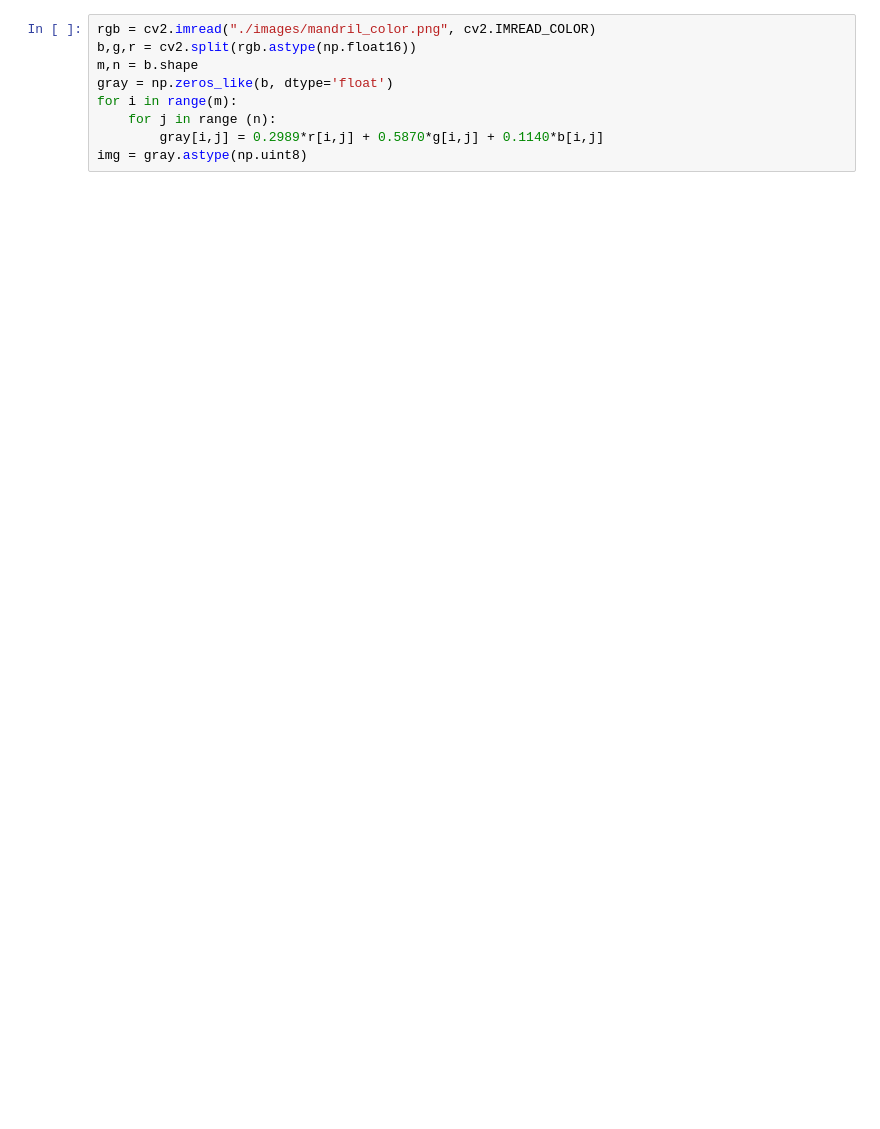
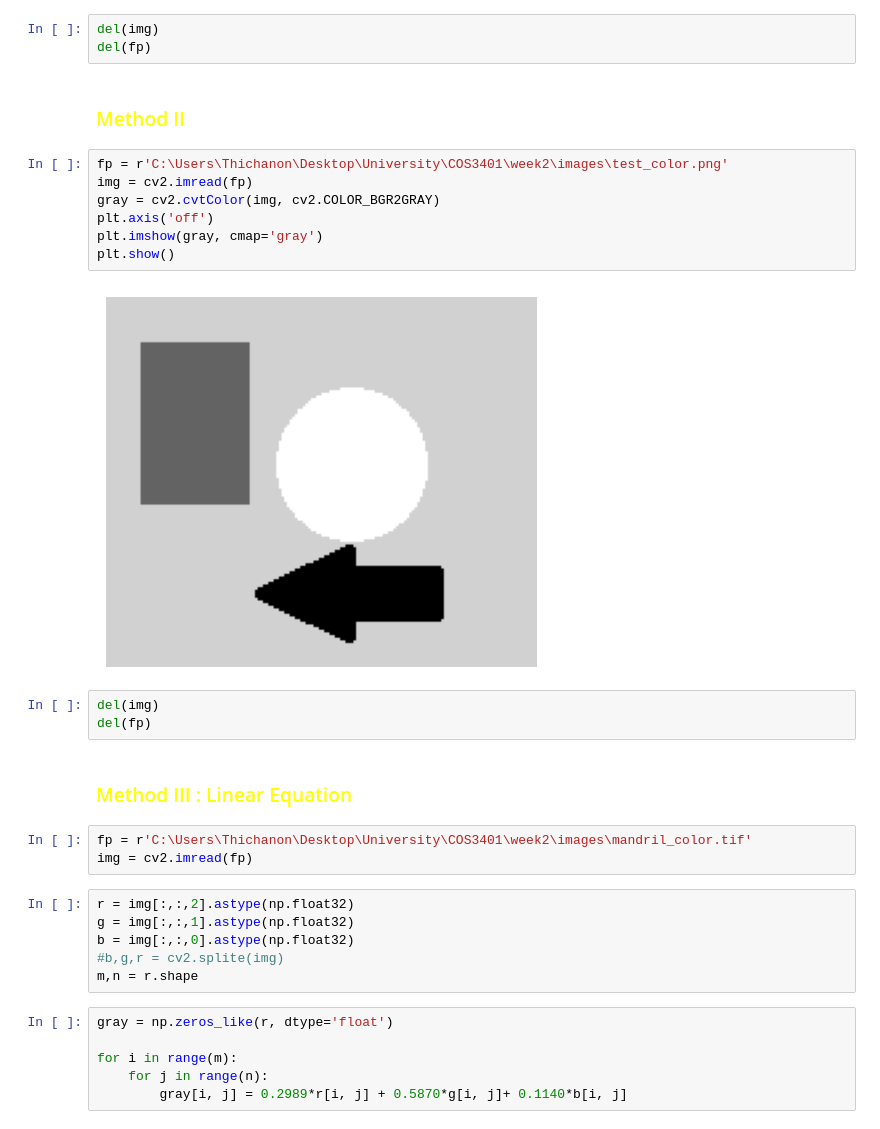
Before and after one commit to 3chammmpppthichanon/University, a Jupyter notebook: COS3401/week2/reviews.ipynb, the cells around one changed output. Drawn from its saved outputs; the diff is of its cells as text; blank space fills up the shorter version.

```diff
--- a/COS3401/week2/reviews.ipynb
+++ b/COS3401/week2/reviews.ipynb
@@ -34,9 +56,34 @@ SyntaxError: invalid syntax (2150694328.py, line 6)
+# %%
+del(img)
+del(fp)
+# %% [markdown]
+### <span style='color: yellow;'>Method II</span>
+# %%
+fp = r'C:\Users\Thichanon\Desktop\University\COS3401\week2\images\test_color.png'
+img = cv2.imread(fp)
+gray = cv2.cvtColor(img, cv2.COLOR_BGR2GRAY)
+plt.axis('off')
+plt.imshow(gray, cmap='gray')
+plt.show()
+# %% [output]
+[figure, added]
+# %%
+del(img)
+del(fp)
+# %% [markdown]
+### <span style='color:yellow;'>Method III : Linear Equation</span>
+# %%
+fp = r'C:\Users\Thichanon\Desktop\University\COS3401\week2\images\mandril_color.tif'
+img = cv2.imread(fp)
+# %%
+r = img[:,:,2].astype(np.float32)
+g = img[:,:,1].astype(np.float32)
+b = img[:,:,0].astype(np.float32)
+#b,g,r = cv2.splite(img)
+m,n = r.shape
 # %%
-rgb = cv2.imread("./images/mandril_color.png", cv2.IMREAD_COLOR)
-b,g,r = cv2.split(rgb.astype(np.float16))
-m,n = b.shape
-gray = np.zeros_like(b, dtype='float')
+gray = np.zeros_like(r, dtype='float')
+
 for i in range(m):
-    for j in range (n):
-        gray[i,j] = 0.2989*r[i,j] + 0.5870*g[i,j] + 0.1140*b[i,j]
-img = gray.astype(np.uint8)
+    for j in range(n):
+        gray[i, j] = 0.2989*r[i, j] + 0.5870*g[i, j]+ 0.1140*b[i, j]
```
Also changed, not shown: parts of 20 cells of this notebook, 3 other files.
